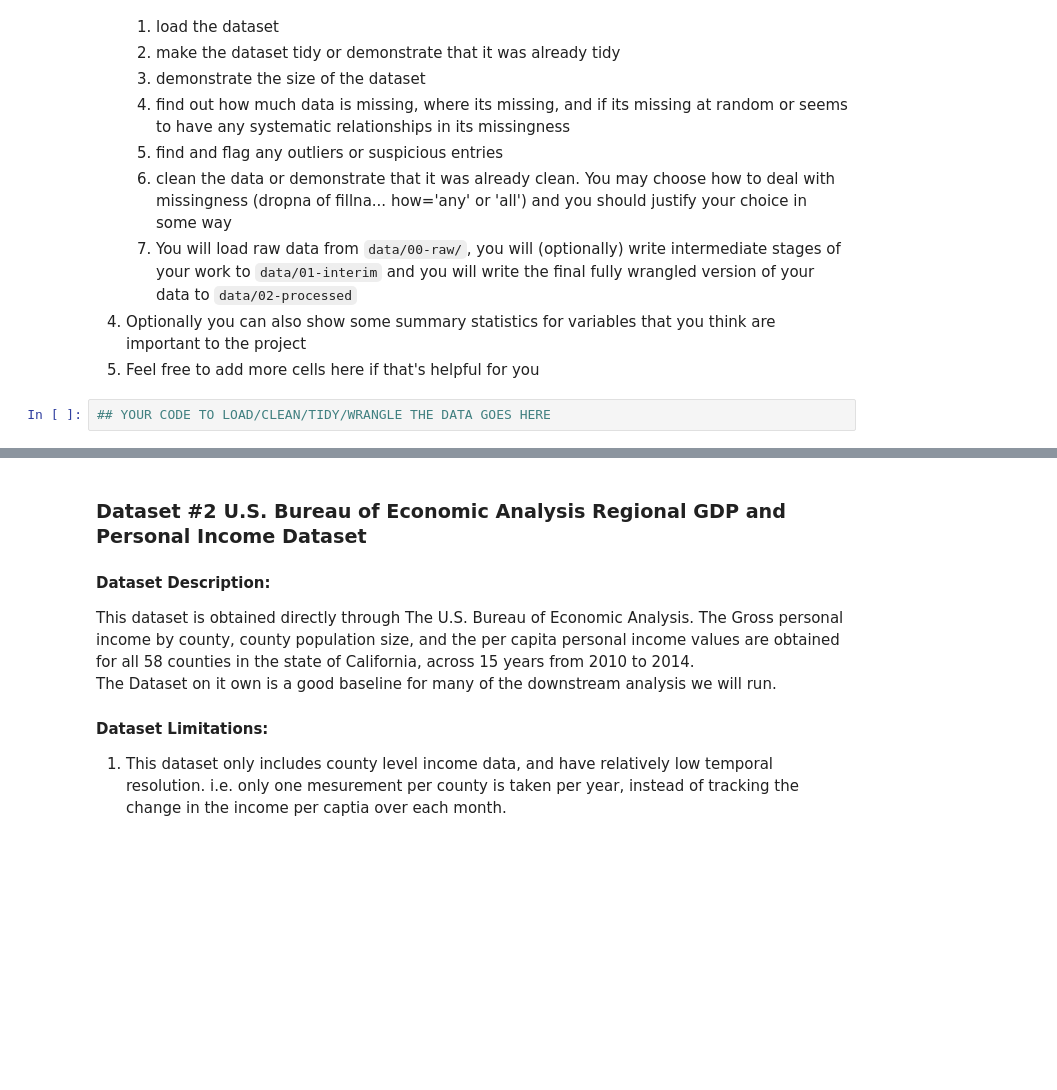
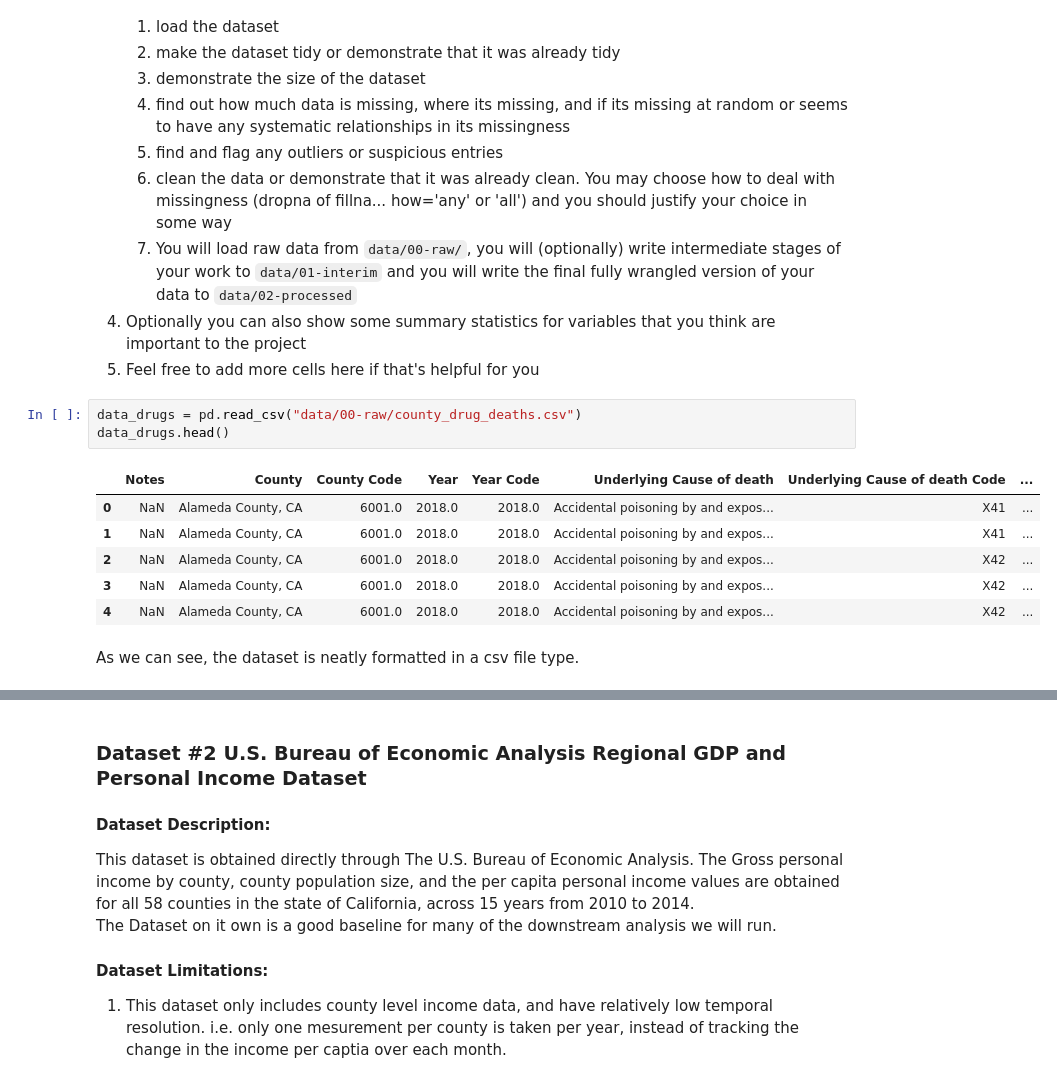
Before and after one commit to COGS108/Group078_WI26, a Jupyter notebook: 01-DataCheckpoint.ipynb, the cells around one changed output, grey strips where cells are left out. Saved outputs shown, nothing was run; the diff lists cells and outputs as text; blank space fills up the shorter version.

```diff
--- a/01-DataCheckpoint.ipynb
+++ b/01-DataCheckpoint.ipynb
@@ -153,5 +159,15 @@ Instructions:
     7. You will load raw data from `data/00-raw/`, you will (optionally) write intermediate stages of your work to `data/01-interim` and you will write the final fully wrangled version of your data to `data/02-processed`
 4. Optionally you can also show some summary statistics for variables that you think are important to the project
 5. Feel free to add more cells here if that's helpful for you
-# %%
-## YOUR CODE TO LOAD/CLEAN/TIDY/WRANGLE THE DATA GOES HERE
+# %%
+data_drugs = pd.read_csv("data/00-raw/county_drug_deaths.csv")
+data_drugs.head()
+# %% [output]
+|  | Notes | County | County Code | Year | Year Code | Underlying Cause of death | Underlying Cause of death Code | ... |
+| 0 | NaN | Alameda County, CA | 6001.0 | 2018.0 | 2018.0 | Accidental poisoning by and expos... | X41 | ... |
+| 1 | NaN | Alameda County, CA | 6001.0 | 2018.0 | 2018.0 | Accidental poisoning by and expos... | X41 | ... |
+| 2 | NaN | Alameda County, CA | 6001.0 | 2018.0 | 2018.0 | Accidental poisoning by and expos... | X42 | ... |
+| 3 | NaN | Alameda County, CA | 6001.0 | 2018.0 | 2018.0 | Accidental poisoning by and expos... | X42 | ... |
+| 4 | NaN | Alameda County, CA | 6001.0 | 2018.0 | 2018.0 | Accidental poisoning by and expos... | X42 | ... |
+# %% [markdown]
+As we can see, the dataset is neatly formatted in a csv file type.
```
Also changed, not shown: parts of 30 cells of this notebook.
